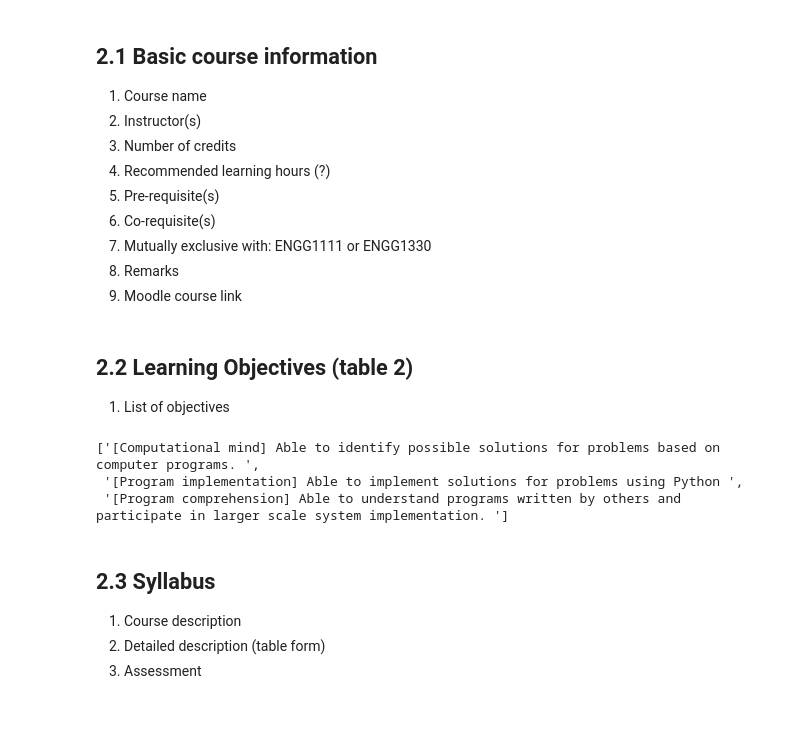
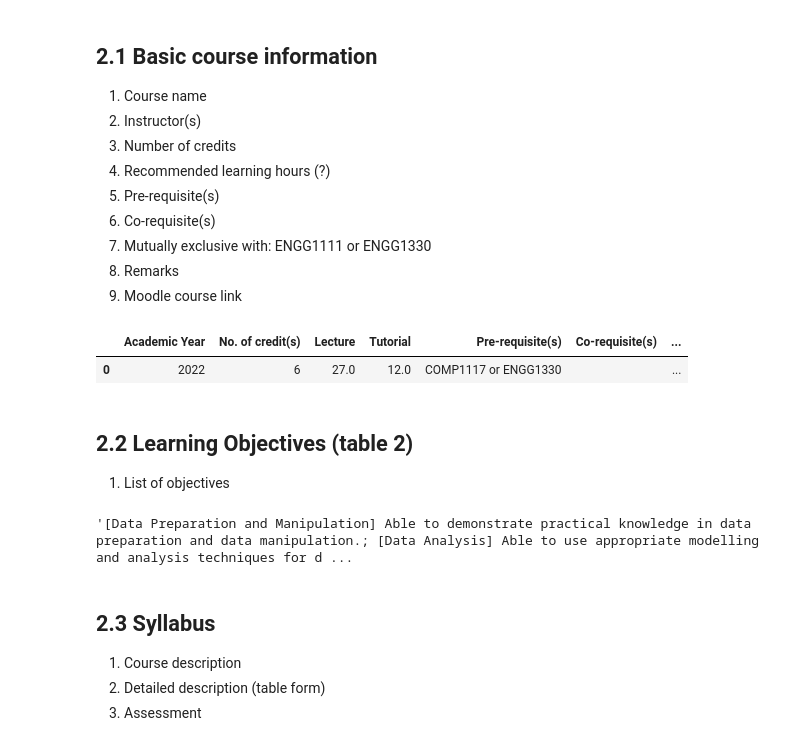
Before and after one commit to jackiecwtsoi/hku_recommender_and_faq, a Jupyter notebook: crawlers/closed-ended/curriculum-crawlers/cs-crawler.ipynb, the cells around one changed output. Saved outputs shown, nothing was run; the diff lists cells and outputs as text; code cells hidden in the pictures; blank space fills up the shorter version.

```diff
--- a/crawlers/closed-ended/curriculum-crawlers/cs-crawler.ipynb
+++ b/crawlers/closed-ended/curriculum-crawlers/cs-crawler.ipynb
@@ -159,6 +179,11 @@ def get_specific_course_basic_info(COURSE_URL):
     df_course.columns = col_names
 
     return df_course
+# %%
+get_specific_course_basic_info('https://www.cs.hku.hk/index.php/programmes/course-offered?infile=2022/comp2501.html')
+# %% [output]
+|  | Academic Year | No. of credit(s) | Lecture | Tutorial | Pre-requisite(s) | Co-requisite(s) | ... |
+| 0 | 2022 | 6 | 27.0 | 12.0 | COMP1117 or ENGG1330 |  | ... |
 # %% [markdown]
 ## 2.2 Learning Objectives (table 2)
 1. List of objectives
@@ -184,10 +211,8 @@ def get_specific_course_learning_objectives(COURSE_URL):
     return learning_objectives
 # %%
-get_specific_course_learning_objectives('https://www.cs.hku.hk/index.php/programmes/course-offered?infile=2022/comp1117.html')
+get_specific_course_learning_objectives('https://www.cs.hku.hk/index.php/programmes/course-offered?infile=2022/comp2501.html')
 # %% [output]
-['[Computational mind] Able to identify possible solutions for problems based on computer programs. ',
- '[Program implementation] Able to implement solutions for problems using Python ',
- '[Program comprehension] Able to understand programs written by others and participate in larger scale system implementation. ']
+'[Data Preparation and Manipulation] Able to demonstrate practical knowledge in data preparation and data manipulation.; [Data Analysis] Able to use appropriate modelling and analysis techniques for d ...
 # %% [markdown]
 ## 2.3 Syllabus
 1. Course description
```
Also changed, not shown: parts of 12 cells of this notebook, 10 other files.
